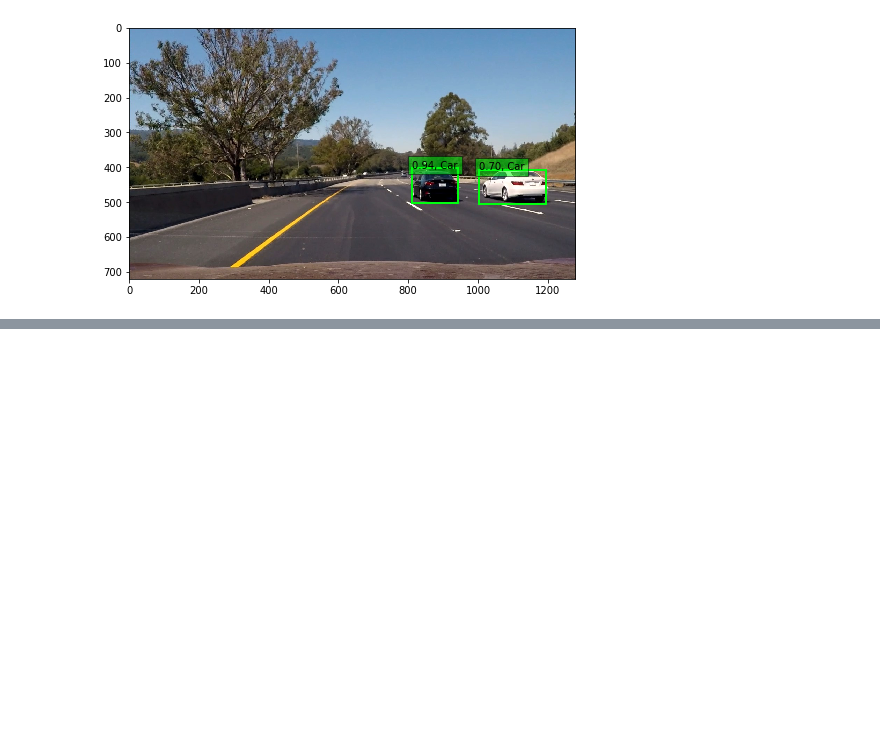
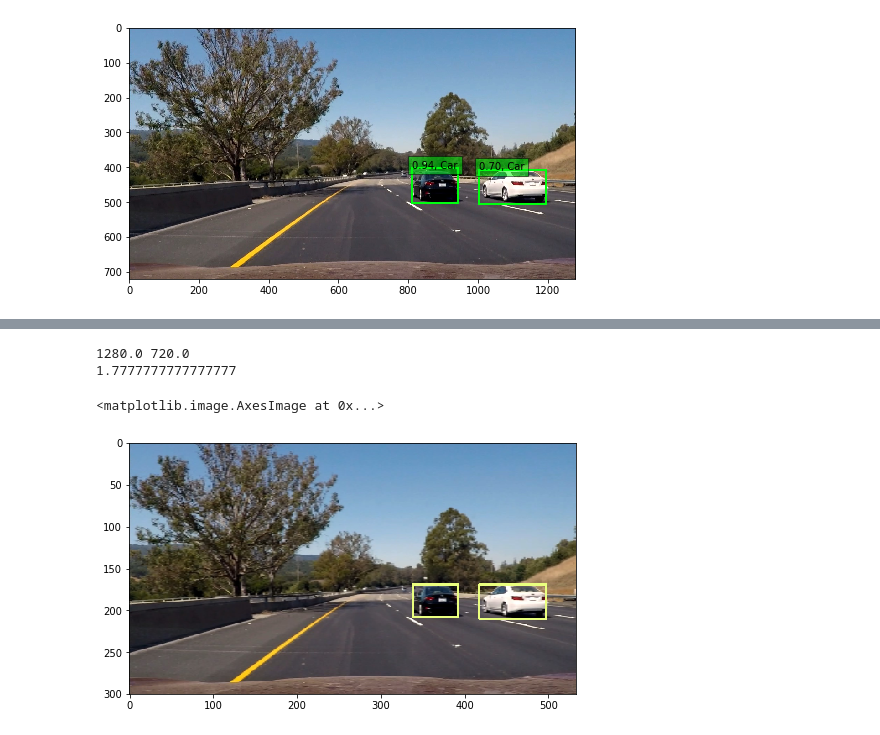
Before and after one commit to scrambleegg7/ssd_keras, a Jupyter notebook: SSD.ipynb, the cells around one changed output, grey strips where cells are left out. Drawn from its saved outputs; the diff is of its cells as text; code cells hidden in the pictures; blank space fills up the shorter version.

Commit message:
update ssd for video project

```diff
--- a/SSD.ipynb
+++ b/SSD.ipynb
@@ -169,0 +193,29 @@ def pipeline(image):
+# %%
+video_path = "project_video.mp4"
+vid = cv2.VideoCapture(video_path)
+# %%
+vidw = vid.get(3) # CV_CAP_PROP_FRAME_WIDTH
+vidh = vid.get(4) # CV_CAP_PROP_FRAME_HEIGHT
+
+print(vidw,vidh)
+input_shape = (300,300,3)
+vidar = vidw/vidh
+print(vidar)
+# %% [output]
+1280.0 720.0
+1.7777777777777777
+# %%
+class_colors = []
+class_names = ["background", "aeroplane", "bicycle", "bird", "boat", "bottle", "bus", "car", "cat", "chair", "cow", "diningtable", "dog", "horse", "motorbike", "person", "pottedplant", "sheep", "sofa", "train", "tvmonitor"];
+NUM_CLASSES = len(class_names)
+
+for i in range(0, NUM_CLASSES):
+    # This can probably be written in a more elegant manner
+    hue = 255*i/NUM_CLASSES
+    col = np.zeros((1,1,3)).astype("uint8")
+    col[0][0][0] = hue
+    col[0][0][1] = 128 # Saturation
+    col[0][0][2] = 255 # Value
+    cvcol = cv2.cvtColor(col, cv2.COLOR_HSV2BGR)
+    col = (int(cvcol[0][0][0]), int(cvcol[0][0][1]), int(cvcol[0][0][2]))
+    class_colors.append(col)
@@ -170,3 +305,10 @@ def pipeline(image):
+# %%
+test_draw = pipeline(pipeline_images[0])
+# %%
+plt.imshow(test_draw)
+# %% [output]
+<matplotlib.image.AxesImage at 0x...>
+[figure, added]
 # %%
 ## import everything needed to edit/save/watch video clips
 from moviepy.editor import VideoFileClip
```
Also changed, not shown: parts of 15 cells of this notebook, 2 other files.
